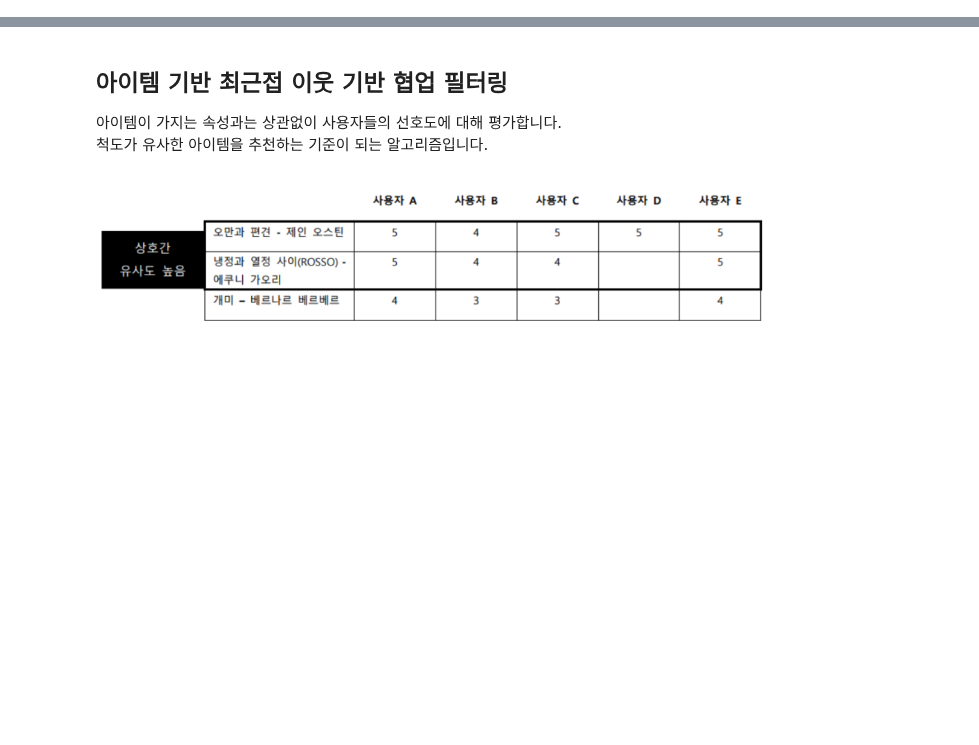
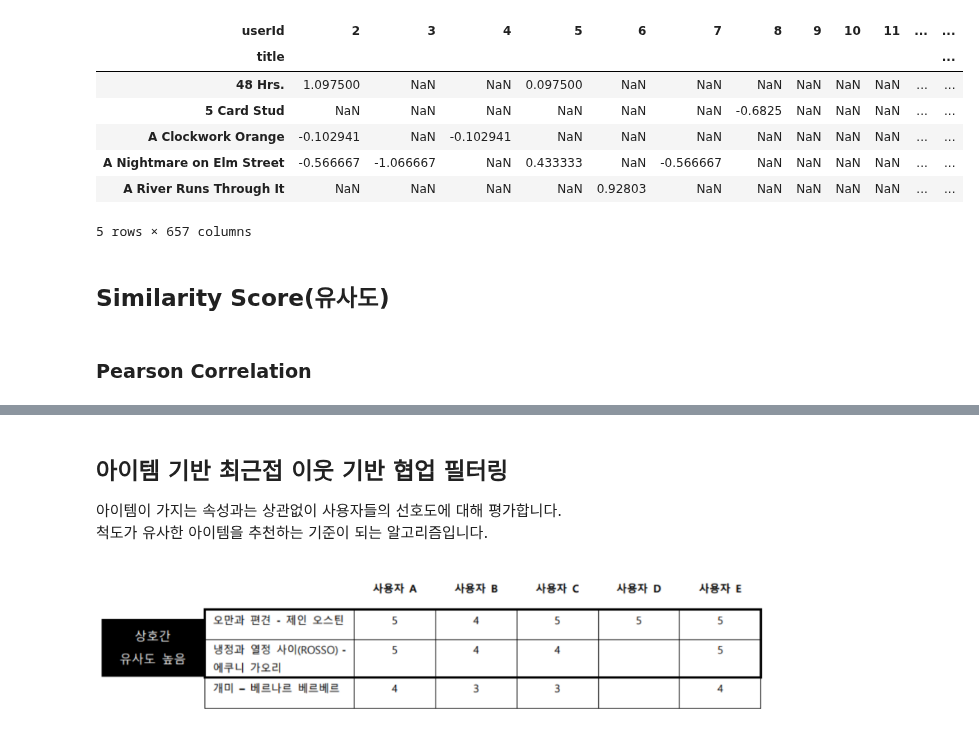
Before and after one commit to parking-place/PlayData_v2, a Jupyter notebook: 06. deep learning/4. RS Pytorch/3. Item-based Collaborative Filtering.ipynb, the cells around one changed output, grey strips where cells are left out. Cells and saved outputs as stored; diff of their text form; code cells hidden in the pictures; blank space fills up the shorter version.

```diff
--- a/06. deep learning/4. RS Pytorch/3. Item-based Collaborative Filtering.ipynb
+++ b/06. deep learning/4. RS Pytorch/3. Item-based Collaborative Filtering.ipynb
@@ -8,0 +197,17 @@
+# %%
+# Normalize user-item matrix
+matrix_norm = matrix.subtract(matrix.mean(axis=1), axis = 0)
+matrix_norm.head()
+# %% [output]
+| userId | 2 | 3 | 4 | 5 | 6 | 7 | 8 | 9 | 10 | 11 | ... | ... |
+| title |  |  |  |  |  |  |  |  |  |  |  | ... |
+| 48 Hrs. | 1.097500 | NaN | NaN | 0.097500 | NaN | NaN | NaN | NaN | NaN | NaN | ... | ... |
+| 5 Card Stud | NaN | NaN | NaN | NaN | NaN | NaN | -0.6825 | NaN | NaN | NaN | ... | ... |
+| A Clockwork Orange | -0.102941 | NaN | -0.102941 | NaN | NaN | NaN | NaN | NaN | NaN | NaN | ... | ... |
+| A Nightmare on Elm Street | -0.566667 | -1.066667 | NaN | 0.433333 | NaN | -0.566667 | NaN | NaN | NaN | NaN | ... | ... |
+| A River Runs Through It | NaN | NaN | NaN | NaN | 0.92803 | NaN | NaN | NaN | NaN | NaN | ... | ... |
+5 rows × 657 columns
+# %% [markdown]
+## Similarity Score(유사도)
+# %% [markdown]
+### Pearson Correlation
```
Also changed, not shown: parts of 81 cells of this notebook, 1 other file.
